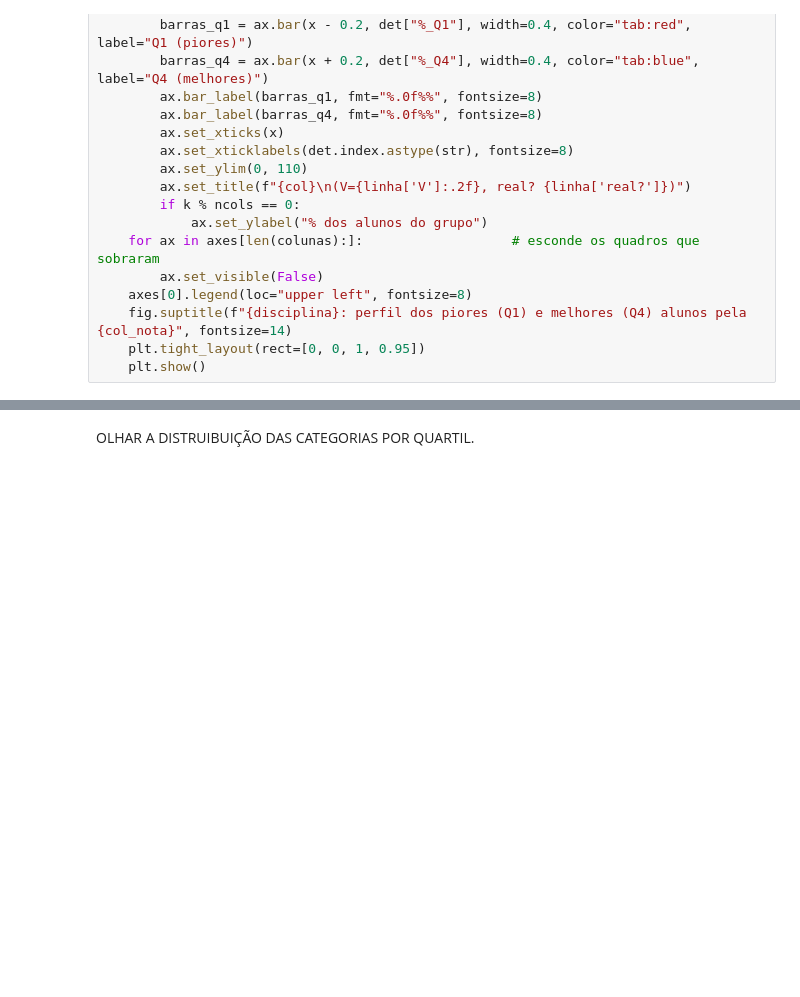
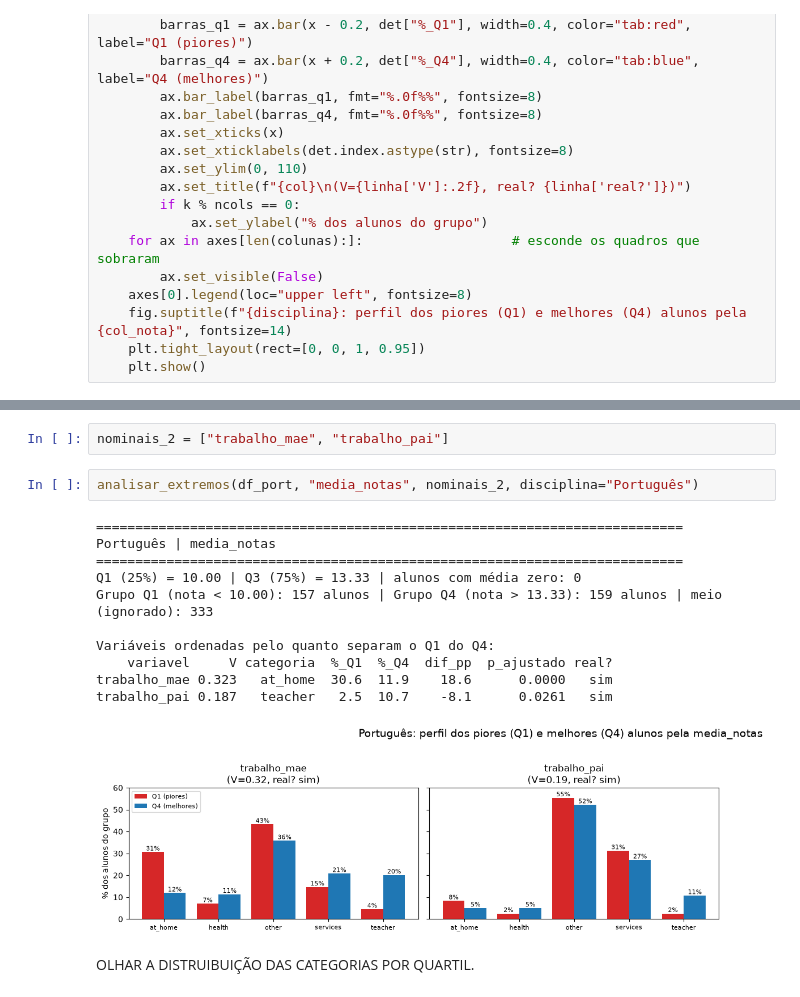
Before and after one commit to julialm-s/EDADatasetStudentAlcoholConsumption, a Jupyter notebook: port.ipynb, the cells around one changed output, grey strips where cells are left out. Drawn from its saved outputs; the diff is of its cells as text; blank space fills up the shorter version.

```diff
--- a/port.ipynb
+++ b/port.ipynb
@@ -374,3 +492,19 @@ desejo_de_ensino_superior 0.415         no  29.3   0.0    29.3      0.0000   sim
+# %%
+nominais_2 = ["trabalho_mae", "trabalho_pai"]
+# %%
+analisar_extremos(df_port, "media_notas", nominais_2, disciplina="Português")
+# %% [output]
+===========================================================================
+Português | media_notas
+===========================================================================
+Q1 (25%) = 10.00 | Q3 (75%) = 13.33 | alunos com média zero: 0
+Grupo Q1 (nota < 10.00): 157 alunos | Grupo Q4 (nota > 13.33): 159 alunos | meio (ignorado): 333
+
+Variáveis ordenadas pelo quanto separam o Q1 do Q4:
+    variavel     V categoria  %_Q1  %_Q4  dif_pp  p_ajustado real?
+trabalho_mae 0.323   at_home  30.6  11.9    18.6      0.0000   sim
+trabalho_pai 0.187   teacher   2.5  10.7    -8.1      0.0261   sim
+[figure, added]
 # %% [markdown]
 OLHAR A DISTRUIBUIÇÃO DAS CATEGORIAS POR QUARTIL.
 # %% [markdown]
```
Also changed, not shown: parts of 10 cells of this notebook.
